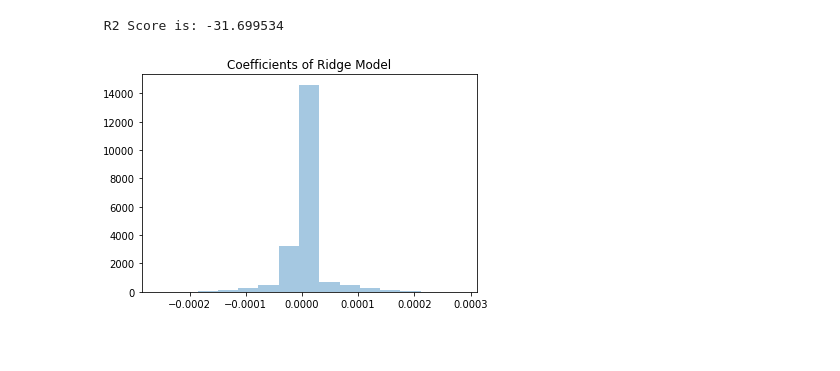
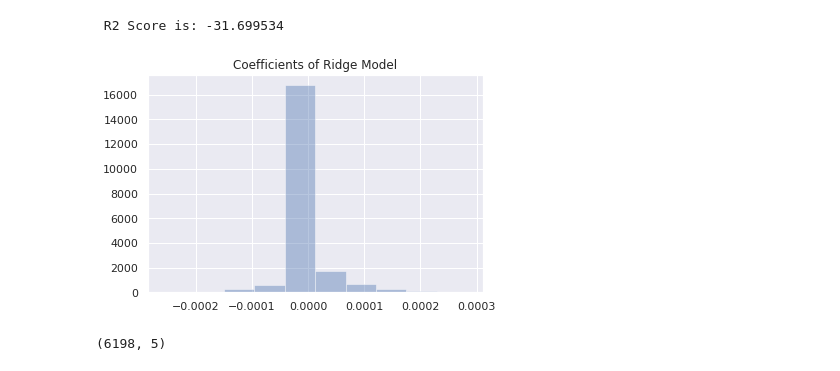
Before and after one commit to asanneh/CS109B_Final_Project_Group_35, a Jupyter notebook: CS109B_Final_Project_Group_35.ipynb, the cells around one changed output. Saved outputs shown, nothing was run; the diff lists cells and outputs as text; code cells hidden in the pictures; blank space fills up the shorter version.

```diff
--- a/CS109B_Final_Project_Group_35.ipynb
+++ b/CS109B_Final_Project_Group_35.ipynb
@@ -199,9 +195,8 @@ Shape of X_test (6198, 64, 64)
 Shape of y_train (12581, 5)
 Shape of y_test (6198, 5)
 # %%
-#Using Ridge Model with L2 penalty to fit X_Train
-regr = Ridge(fit_intercept=False).fit(X_train.reshape(-1, X_train.shape[1] * X_train.shape[2]),
-                                                y_train)
+#Using Ridge Model with L2 penalty to fit X_train
+regr = Ridge(fit_intercept=False).fit(X_train.reshape(-1, X_train.shape[1] * X_train.shape[2]),y_train)
 # %%
 print(regr.coef_)
 # %% [output]
@@ -222,9 +217,13 @@ print(f' R2 Score is: {r2_score(y_test, y_pred)*100.0:2f}')
 # %% [output]
  R2 Score is: -31.699534
 # %%
-#plot the coefficients
+#plot the distribution of model coefficients
 from scipy.stats import norm
-sns.distplot(regr.coef_, bins=15, kde=False).set_title('Coefficients of Ridge Model')
+sns.distplot(regr.coef_, bins=10, kde=False).set_title('Coefficients of Ridge Model')
 plt.show()
 # %% [output]
-[figure, old version]
+[figure, new version]
+# %%
+y_pred.shape
+# %% [output]
+(6198, 5)
```
Also changed, not shown: parts of 3 cells of this notebook.
